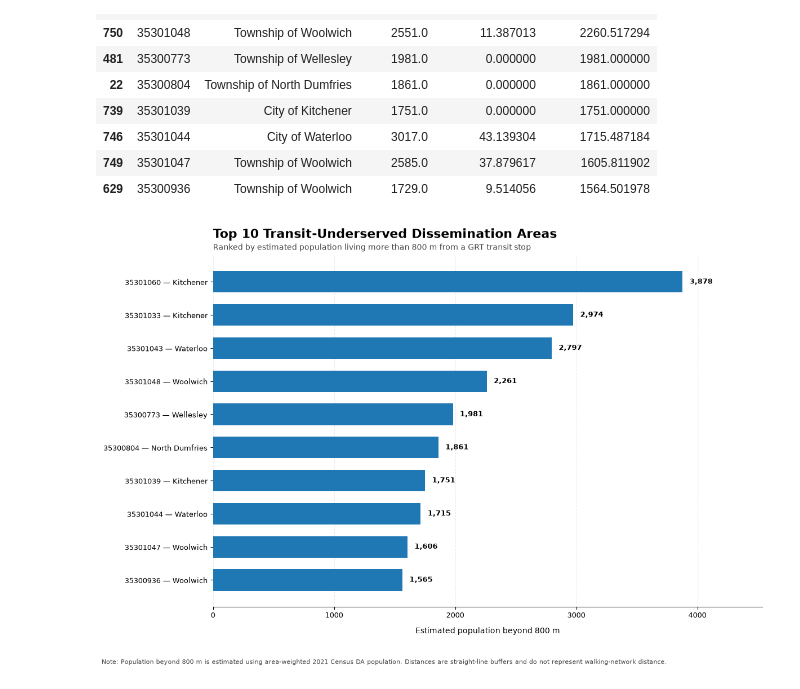
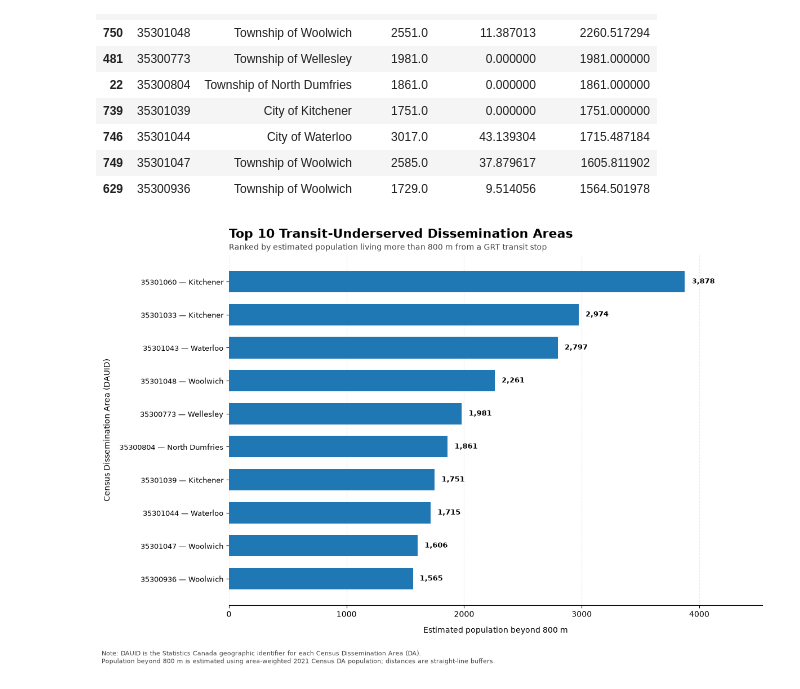
Before and after one commit to JunhoLee-Geo/Waterloo-transit-accessibility, a Jupyter notebook: notebooks/05_visualization.ipynb, the cells around one changed output. Cells and saved outputs as stored; diff of their text form; code cells hidden in the pictures.

Commit message:
Update README and figure labels

```diff
--- a/notebooks/05_visualization.ipynb
+++ b/notebooks/05_visualization.ipynb
@@ -494,13 +494,14 @@ ax.set_xlabel(
     labelpad=10
 )
 
-ax.tick_params(
-    axis="y",
-    labelsize=9
+ax.set_ylabel(
+    "Census Dissemination Area (DAUID)",
+    fontsize=10,
+    labelpad=10
 )
 
 ax.tick_params(
-    axis="x",
+    axis="y",
     labelsize=9
 )
 
@@ -534,33 +535,34 @@ for bar in bars:
     ax.text(
         value + max_value * 0.015,
         bar.get_y() + bar.get_height() / 2,
         f"{value:,.0f}",
         va="center",
         ha="left",
         fontsize=9,
         fontweight="bold"
     )
 
 # Methodology note
+# Methodology note
 fig.text(
     0.01,
     0.015,
-    "Note: Population beyond 800 m is estimated using area-weighted 2021 Census DA population. "
-    "Distances are straight-line buffers and do not represent walking-network distance.",
+    "Note: DAUID is the Statistics Canada geographic identifier for each Census Dissemination Area (DA).\n"
+    "Population beyond 800 m is estimated using area-weighted 2021 Census DA population; distances are straight-line buffers.",
     fontsize=8,
     color="#444444"
 )
 
 plt.tight_layout(
     rect=[0, 0.06, 1, 1]
 )
 
 plt.savefig(
     figures_path / "top10_underserved_das.png",
     dpi=300,
     bbox_inches="tight"
 )
 
 plt.show()
 # %% [output]
-[figure, old version]
+[figure, new version]
```
Also changed, not shown: 1 other file.
